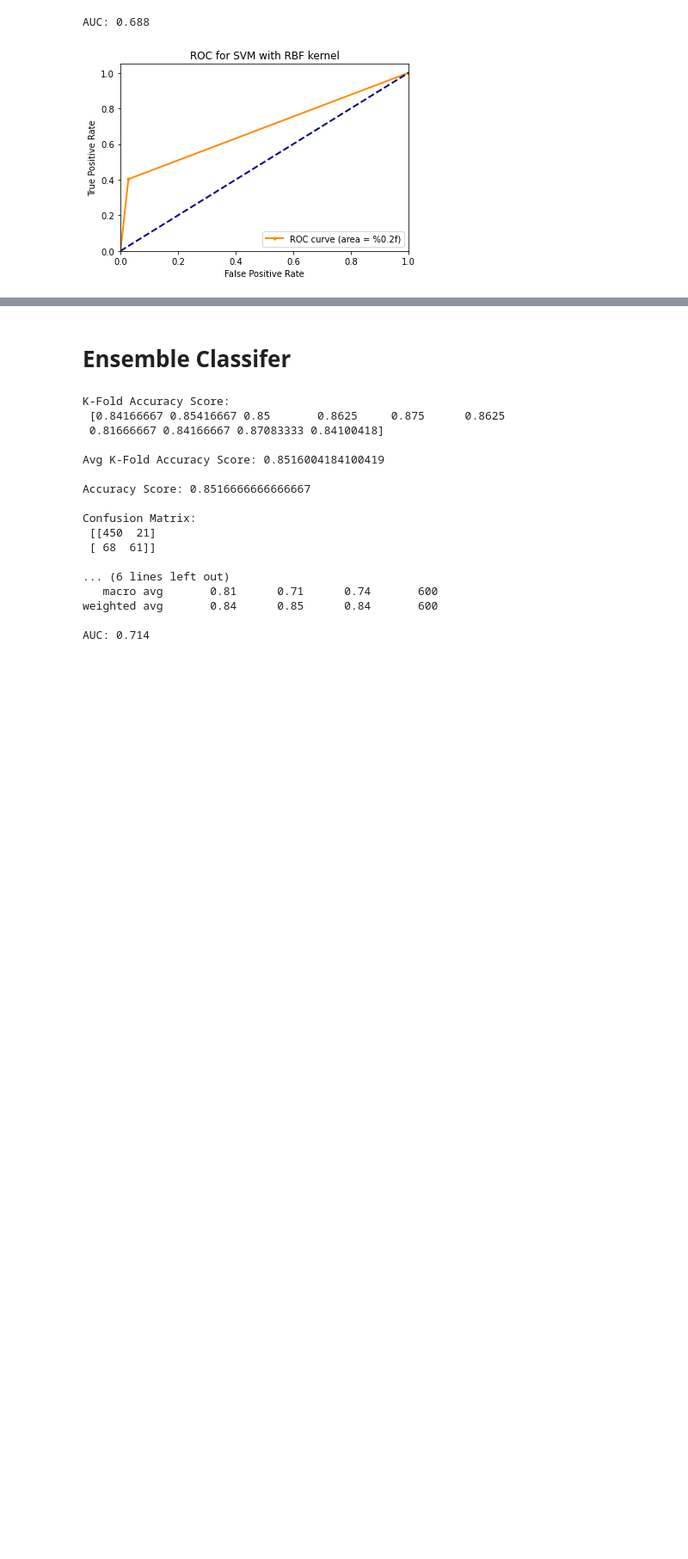
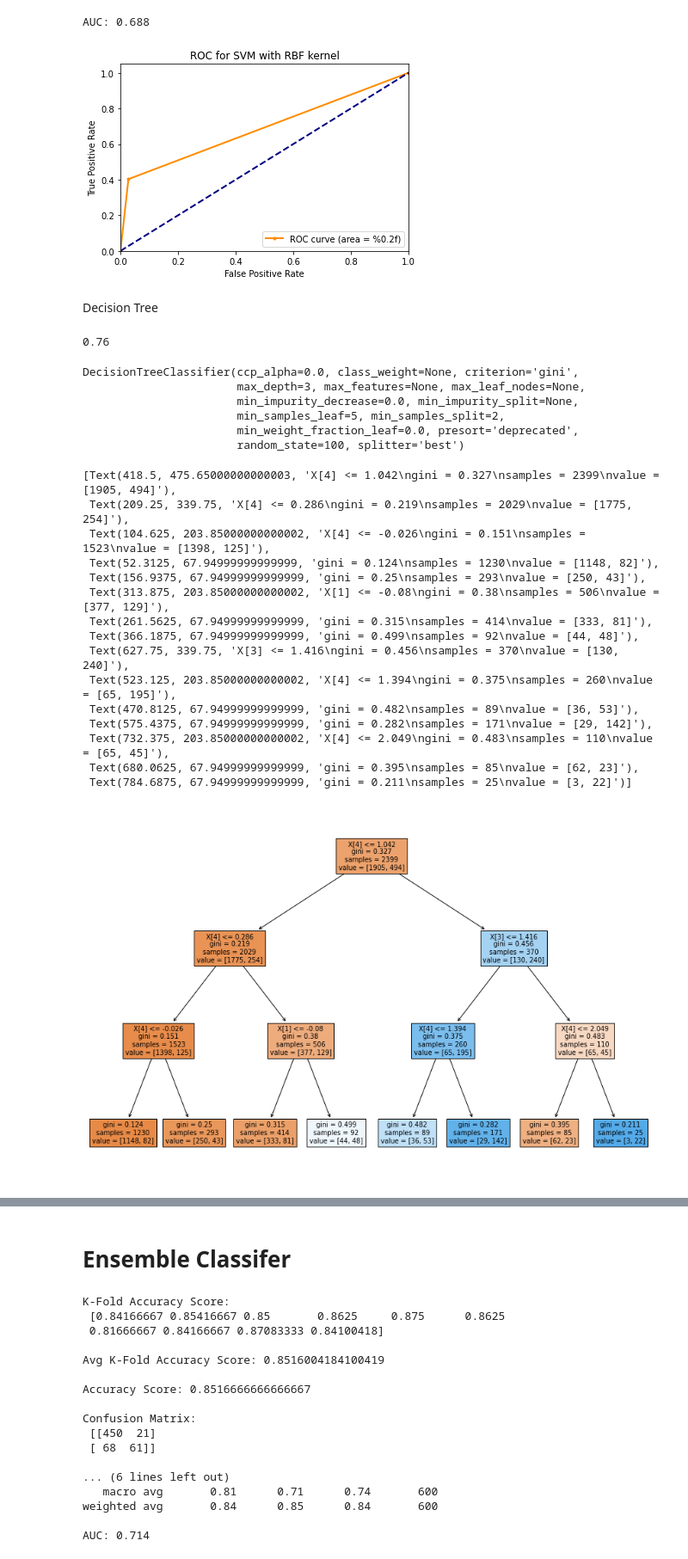
Before and after one commit to dhruvpathak1/machine_learning, a Jupyter notebook: E008_ML_Assignment2.ipynb, the cells around one changed output, grey strips where cells are left out. Shown: that part at 86% size. Drawn from its saved outputs; the diff is of its cells as text; code cells hidden in the pictures; blank space fills up the shorter version.

```diff
--- a/E008_ML_Assignment2.ipynb
+++ b/E008_ML_Assignment2.ipynb
@@ -412,3 +414,48 @@ plt.show()
 # %% [output]
 AUC: 0.688
 [figure]
+# %% [markdown]
+Decision Tree
+# %%
+from sklearn.tree import DecisionTreeClassifier
+from sklearn.metrics import confusion_matrix
+from sklearn.metrics import accuracy_score
+from sklearn import tree
+
+dtc = DecisionTreeClassifier()
+dtc.fit(X_train, y_train)
+dtc.score(X_test, y_test)
+# %% [output]
+0.76
+# %%
+clf_gini = DecisionTreeClassifier(criterion = "gini", random_state = 100,
+                               max_depth=3, min_samples_leaf=5)
+clf_gini.fit(X_train, y_train)
+# %% [output]
+DecisionTreeClassifier(ccp_alpha=0.0, class_weight=None, criterion='gini',
+                       max_depth=3, max_features=None, max_leaf_nodes=None,
+                       min_impurity_decrease=0.0, min_impurity_split=None,
+                       min_samples_leaf=5, min_samples_split=2,
+                       min_weight_fraction_leaf=0.0, presort='deprecated',
+                       random_state=100, splitter='best')
+# %%
+from sklearn import tree
+plt.figure(figsize=(15,10))
+tree.plot_tree(clf_gini,filled=True)
+# %% [output]
+[Text(418.5, 475.65000000000003, 'X[4] <= 1.042\ngini = 0.327\nsamples = 2399\nvalue = [1905, 494]'),
+ Text(209.25, 339.75, 'X[4] <= 0.286\ngini = 0.219\nsamples = 2029\nvalue = [1775, 254]'),
+ Text(104.625, 203.85000000000002, 'X[4] <= -0.026\ngini = 0.151\nsamples = 1523\nvalue = [1398, 125]'),
+ Text(52.3125, 67.94999999999999, 'gini = 0.124\nsamples = 1230\nvalue = [1148, 82]'),
+ Text(156.9375, 67.94999999999999, 'gini = 0.25\nsamples = 293\nvalue = [250, 43]'),
+ Text(313.875, 203.85000000000002, 'X[1] <= -0.08\ngini = 0.38\nsamples = 506\nvalue = [377, 129]'),
+ Text(261.5625, 67.94999999999999, 'gini = 0.315\nsamples = 414\nvalue = [333, 81]'),
+ Text(366.1875, 67.94999999999999, 'gini = 0.499\nsamples = 92\nvalue = [44, 48]'),
+ Text(627.75, 339.75, 'X[3] <= 1.416\ngini = 0.456\nsamples = 370\nvalue = [130, 240]'),
+ Text(523.125, 203.85000000000002, 'X[4] <= 1.394\ngini = 0.375\nsamples = 260\nvalue = [65, 195]'),
+ Text(470.8125, 67.94999999999999, 'gini = 0.482\nsamples = 89\nvalue = [36, 53]'),
+ Text(575.4375, 67.94999999999999, 'gini = 0.282\nsamples = 171\nvalue = [29, 142]'),
+ Text(732.375, 203.85000000000002, 'X[4] <= 2.049\ngini = 0.483\nsamples = 110\nvalue = [65, 45]'),
+ Text(680.0625, 67.94999999999999, 'gini = 0.395\nsamples = 85\nvalue = [62, 23]'),
+ Text(784.6875, 67.94999999999999, 'gini = 0.211\nsamples = 25\nvalue = [3, 22]')]
+[figure, added]
```
Also changed, not shown: parts of 15 cells of this notebook.
